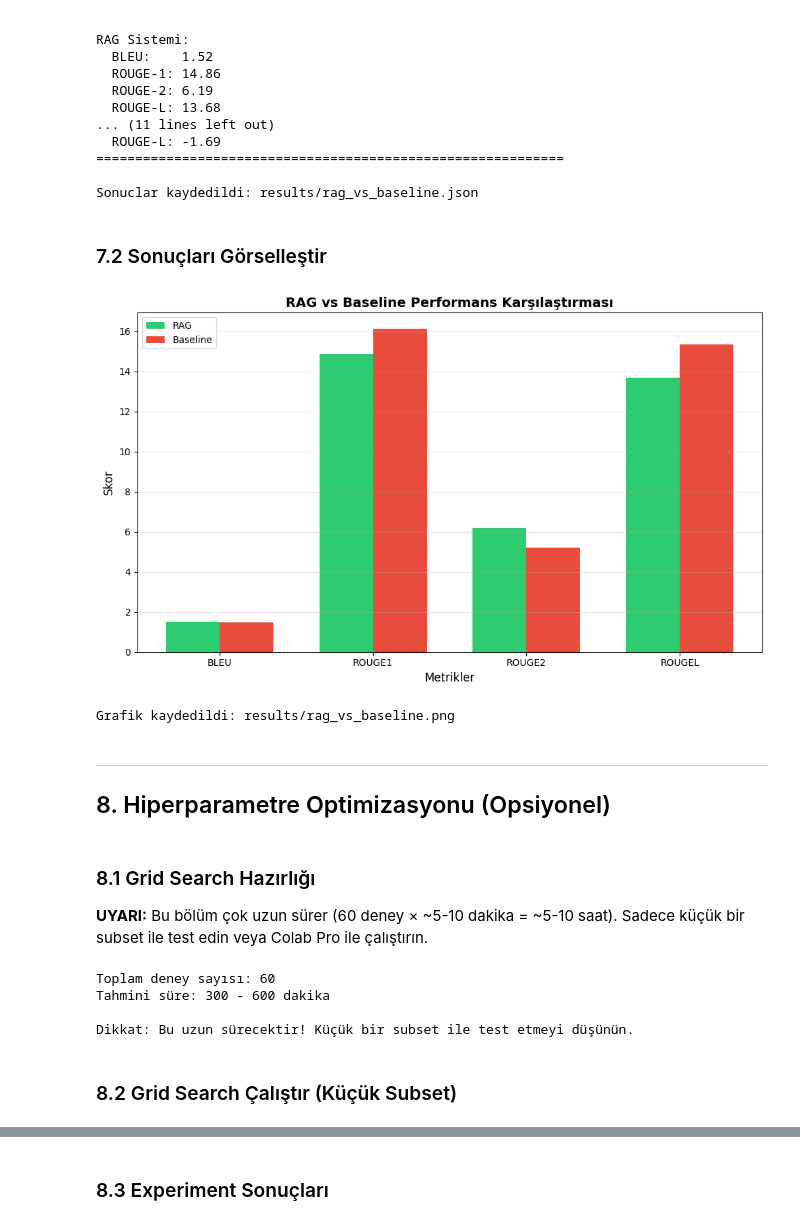
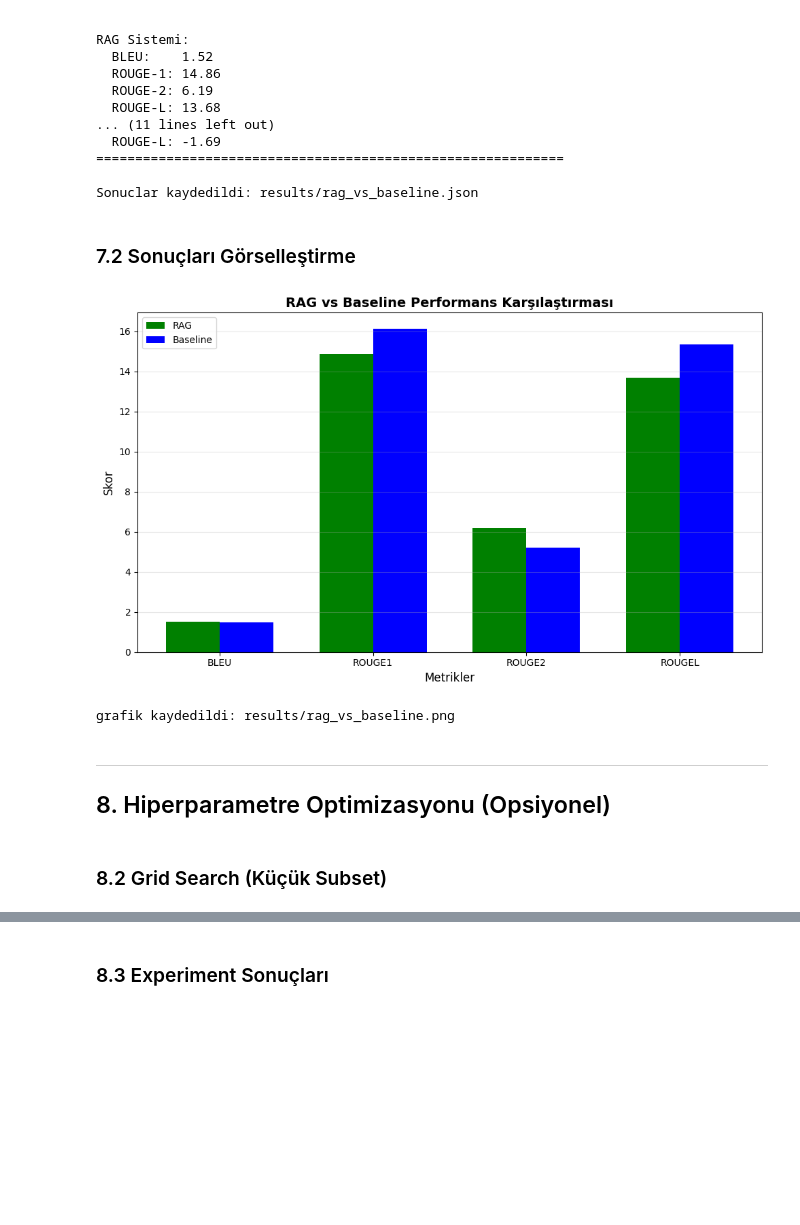
Before and after one commit to sendayildirim/V-RAG, a Jupyter notebook: notebooks/main_rag_notebook.ipynb, the cells around one changed output, grey strips where cells are left out. Drawn from its saved outputs; the diff is of its cells as text; code cells hidden in the pictures; blank space fills up the shorter version.

```diff
--- a/notebooks/main_rag_notebook.ipynb
+++ b/notebooks/main_rag_notebook.ipynb
@@ -439,59 +405,39 @@ RAG Sistemi:
 
 Sonuclar kaydedildi: results/rag_vs_baseline.json
 # %% [markdown]
-### 7.2 Sonuçları Görselleştir
+### 7.2 Sonuçları Görselleştirme
 # %%
 # Karşılaştırma grafiği
 metrics = ['bleu', 'rouge1', 'rouge2', 'rougeL']
 rag_scores = [comparison['rag'][m] for m in metrics]
 baseline_scores = [comparison['baseline'][m] for m in metrics]
 
 x = range(len(metrics))
 width = 0.35
 
 fig, ax = plt.subplots(figsize=(10, 6))
-ax.bar([i - width/2 for i in x], rag_scores, width, label='RAG', color='#2ecc71')
-ax.bar([i + width/2 for i in x], baseline_scores, width, label='Baseline', color='#e74c3c')
+ax.bar([i - width/2 for i in x], rag_scores, width, label='RAG', color='green')
+ax.bar([i + width/2 for i in x], baseline_scores, width, label='Baseline', color='blue')
 
 ax.set_xlabel('Metrikler', fontsize=12)
 ax.set_ylabel('Skor', fontsize=12)
 ax.set_title('RAG vs Baseline Performans Karşılaştırması', fontsize=14, fontweight='bold')
 ax.set_xticks(x)
 ax.set_xticklabels([m.upper() for m in metrics])
 ax.legend()
 ax.grid(axis='y', alpha=0.3)
 
 plt.tight_layout()
 plt.savefig('results/rag_vs_baseline.png', dpi=300, bbox_inches='tight')
 plt.show()
 
-print("Grafik kaydedildi: results/rag_vs_baseline.png")
+print("grafik kaydedildi: results/rag_vs_baseline.png")
 # %% [output]
-[figure, old version]
+[figure, new version]
-Grafik kaydedildi: results/rag_vs_baseline.png
+grafik kaydedildi: results/rag_vs_baseline.png
 # %% [markdown]
 ---
 ## 8. Hiperparametre Optimizasyonu (Opsiyonel)
-# %% [markdown]
-### 8.1 Grid Search Hazırlığı
-
-**UYARI:** Bu bölüm çok uzun sürer (60 deney × ~5-10 dakika = ~5-10 saat).
-Sadece küçük bir subset ile test edin veya Colab Pro ile çalıştırın.
-# %%
-# Grid search parametreleri
-CHUNK_SIZES = [128, 256, 512]
-OVERLAPS = [0, 25, 50, 100]
-TEMPERATURES = [0.1, 0.2, 0.4, 0.6, 0.8]
-
-total_experiments = len(CHUNK_SIZES) * len(OVERLAPS) * len(TEMPERATURES)
-print(f"Toplam deney sayısı: {total_experiments}")
-print(f"Tahmini süre: {total_experiments * 5} - {total_experiments * 10} dakika")
-print("\nDikkat: Bu uzun sürecektir! Küçük bir subset ile test etmeyi düşünün.")
-# %% [output]
-Toplam deney sayısı: 60
-Tahmini süre: 300 - 600 dakika
-
-Dikkat: Bu uzun sürecektir! Küçük bir subset ile test etmeyi düşünün.
 # %% [markdown]
-### 8.2 Grid Search Çalıştır (Küçük Subset)
+### 8.2 Grid Search  (Küçük Subset)
 # %%
```
Also changed, not shown: parts of 20 cells of this notebook.
